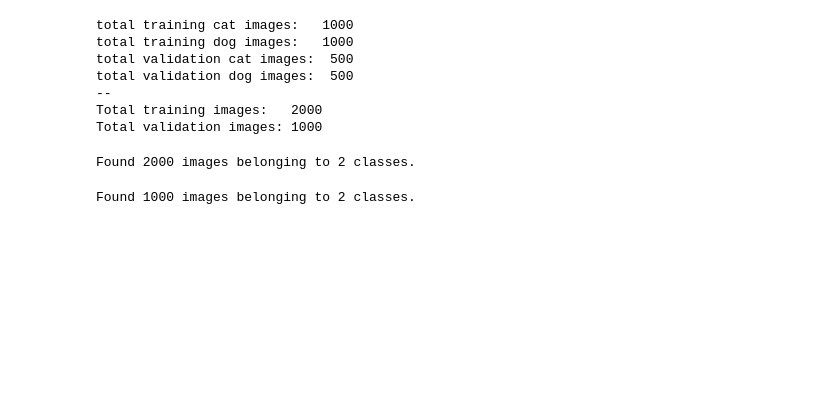
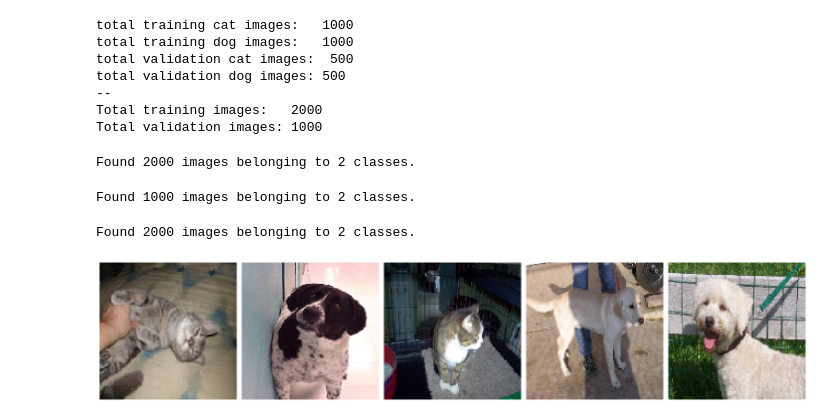
Before and after one commit to frankrefischer/tf-cnn-cats-and-dogs, a Jupyter notebook: CNN_Cats_and_Dogs.ipynb, the cells around one changed output. Saved outputs shown, nothing was run; the diff lists cells and outputs as text; code cells hidden in the pictures; blank space fills up the shorter version.

Commit message:
model training

```diff
--- a/CNN_Cats_and_Dogs.ipynb
+++ b/CNN_Cats_and_Dogs.ipynb
@@ -86,3 +89,21 @@ Found 2000 images belonging to 2 classes.
 val_data_gen = generate_images(img_dir=validation_dir)
 # %% [output]
 Found 1000 images belonging to 2 classes.
+# %%
+def plot_images(img_arr):
+    fig, axes = plt.subplots(nrows=1, ncols=5, figsize=(20, 20))
+    axes = axes.flatten()
+    for img, ax in zip(img_arr, axes):
+        ax.imshow(img)
+        ax.axis('off')
+    plt.tight_layout()
+
+def visualize_images(img_dir):
+    img_gen = generate_images(img_dir=img_dir)
+    sample_images, _ = next(img_gen)
+    plot_images(sample_images[:5])
+
+visualize_images(train_dir)
+# %% [output]
+Found 2000 images belonging to 2 classes.
+[figure, added]
```
Also changed, not shown: parts of 9 cells of this notebook.
